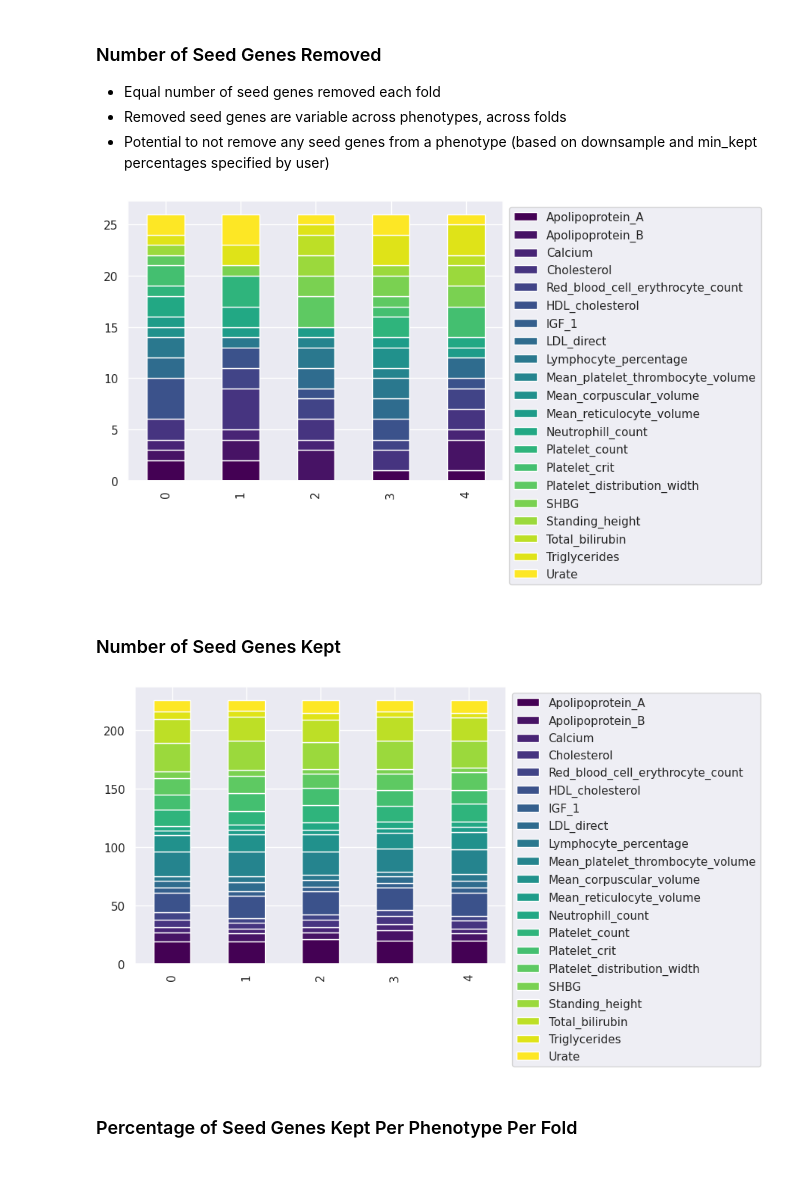
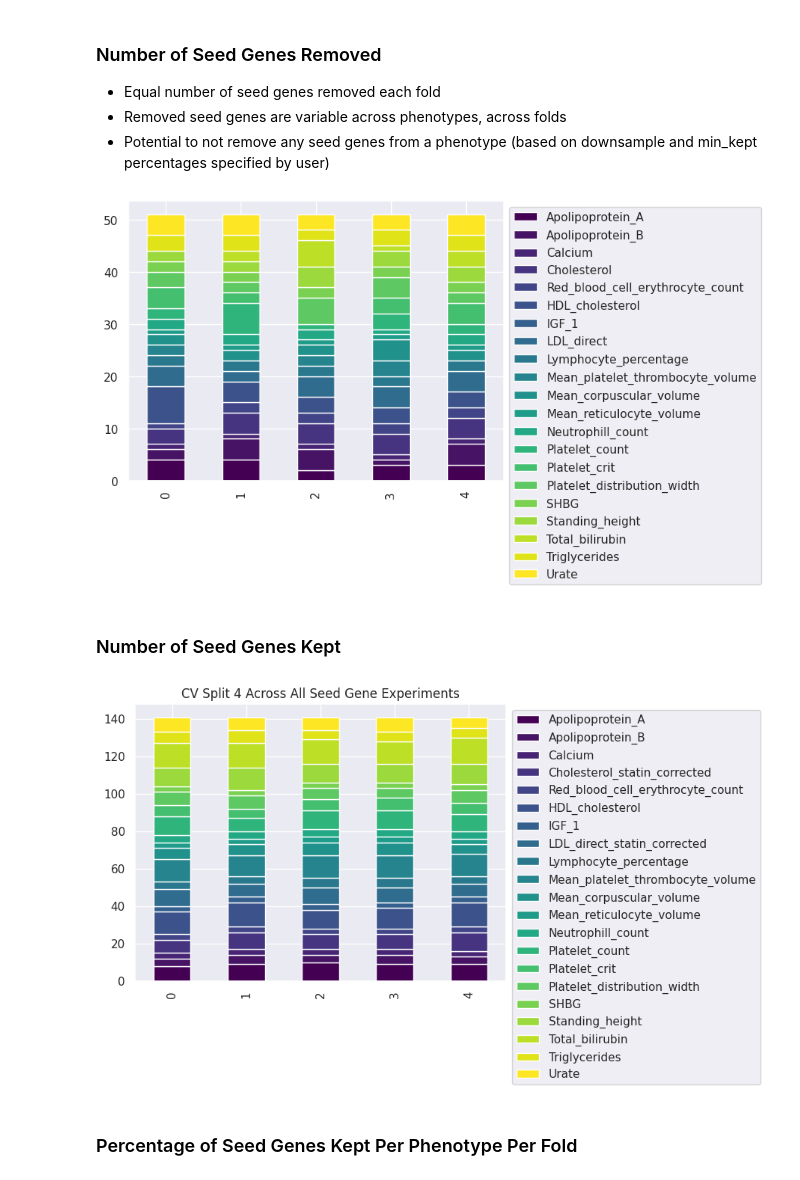
Before and after one commit to PMBio/deeprvat-analysis, a Jupyter notebook: seed_gene_sensitivity/seed_gene_selection.ipynb, the cells around one changed output. Drawn from its saved outputs; the diff is of its cells as text; code cells hidden in the pictures.

```diff
--- a/seed_gene_sensitivity/seed_gene_selection.ipynb
+++ b/seed_gene_sensitivity/seed_gene_selection.ipynb
@@ -14,32 +14,36 @@ base_config = f'{exp_dir}/base/config.yaml'
 with open(base_config) as f:
     config = yaml.safe_load(f)
 
-phenotypes = config["phenotypes"]
+#phenotypes = config["phenotypes"]
+phenotypes = config["training"]["phenotypes"]
+
+cv_splits = [4]
 # %%
 kept_quant = {}
 kept_perct = {}
 rm_quant = {}
 
-for pheno in phenotypes:
-    base_seed_gene_df = pd.read_parquet(f'{exp_dir}/base/{pheno}/deeprvat/seed_genes.parquet', engine="pyarrow")
+for split in cv_splits:
+    for pheno in phenotypes:
+        base_seed_gene_df = pd.read_parquet(f'{exp_dir}/base/cv_split{split}/deeprvat/{pheno}/deeprvat/seed_genes.parquet', engine="pyarrow")
 
-    fold_vals = []
-    fold_kept_perct = []
-    fold_rmvd = []
-    for fold in range(folds):
-        fold_df = pd.read_parquet(f"{exp_dir}/fold_{fold}/{pheno}/deeprvat/seed_genes.parquet", engine="pyarrow")
-        fold_vals.append(len(fold_df))
-        perct = ( len(fold_df)/len(base_seed_gene_df) )
-        fold_kept_perct.append(perct)
-        fold_rmvd.append(len(base_seed_gene_df) - len(fold_df))
+        fold_vals = []
+        fold_kept_perct = []
+        fold_rmvd = []
+        for fold in range(folds):
+            fold_df = pd.read_parquet(f"{exp_dir}/sg_set_{fold}/cv_split{split}/deeprvat/{pheno}/deeprvat/seed_genes.parquet", engine="pyarrow")
+            fold_vals.append(len(fold_df))
+            perct = ( len(fold_df)/len(base_seed_gene_df) )
+            fold_kept_perct.append(perct)
+            fold_rmvd.append(len(base_seed_gene_df) - len(fold_df))
 
-        del fold_df
+            del fold_df
 
-    kept_quant[pheno] = fold_vals
-    kept_perct[pheno] = fold_kept_perct
-    rm_quant[pheno] = fold_rmvd
+        kept_quant[pheno] = fold_vals
+        kept_perct[pheno] = fold_kept_perct
+        rm_quant[pheno] = fold_rmvd
 
-    del base_seed_gene_df
+        del base_seed_gene_df
 # %% [markdown]
 ### Number of Seed Genes Removed
 - Equal number of seed genes removed each fold
@@ -50,19 +54,21 @@ df_rmvd = pd.DataFrame(rm_quant)
 
 ax1 = df_rmvd.plot(kind="bar",stacked=True, colormap='viridis')
 sns.move_legend(ax1, "upper left", bbox_to_anchor=(1, 1))
+ax1.set_title(f"CV Split {split} Across All Seed Gene Experiments")
 plt.show()
 # %% [output]
-[figure, old version]
+[figure, new version]
 # %% [markdown]
 ### Number of Seed Genes Kept
 # %%
 df_kept = pd.DataFrame(kept_quant)
 
 ax2 = df_kept.plot(kind="bar",stacked=True, colormap='viridis')
 sns.move_legend(ax2, "upper left", bbox_to_anchor=(1, 1))
+ax2.set_title(f"CV Split {split} Across All Seed Gene Experiments")
 plt.show()
 # %% [output]
-[figure, old version]
+[figure, new version]
 # %% [markdown]
 ### Percentage of Seed Genes Kept Per Phenotype Per Fold
 # %%
```
Also changed, not shown: parts of 4 cells of this notebook, 2 other files.
